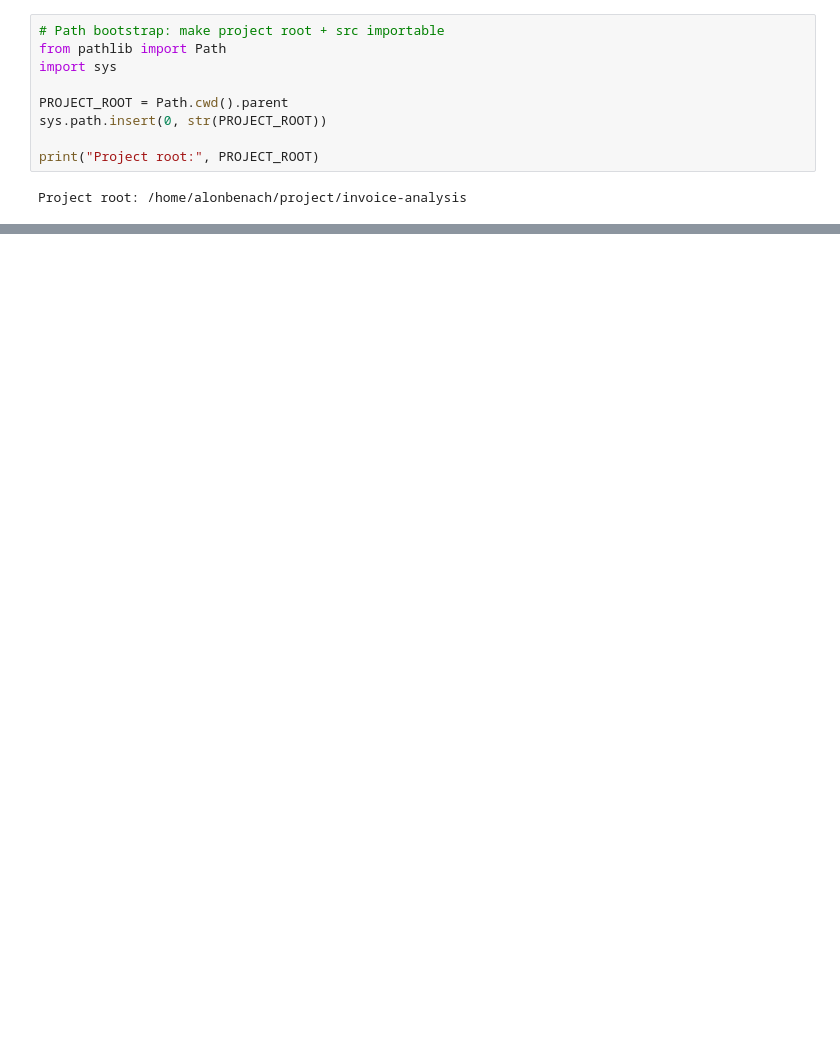
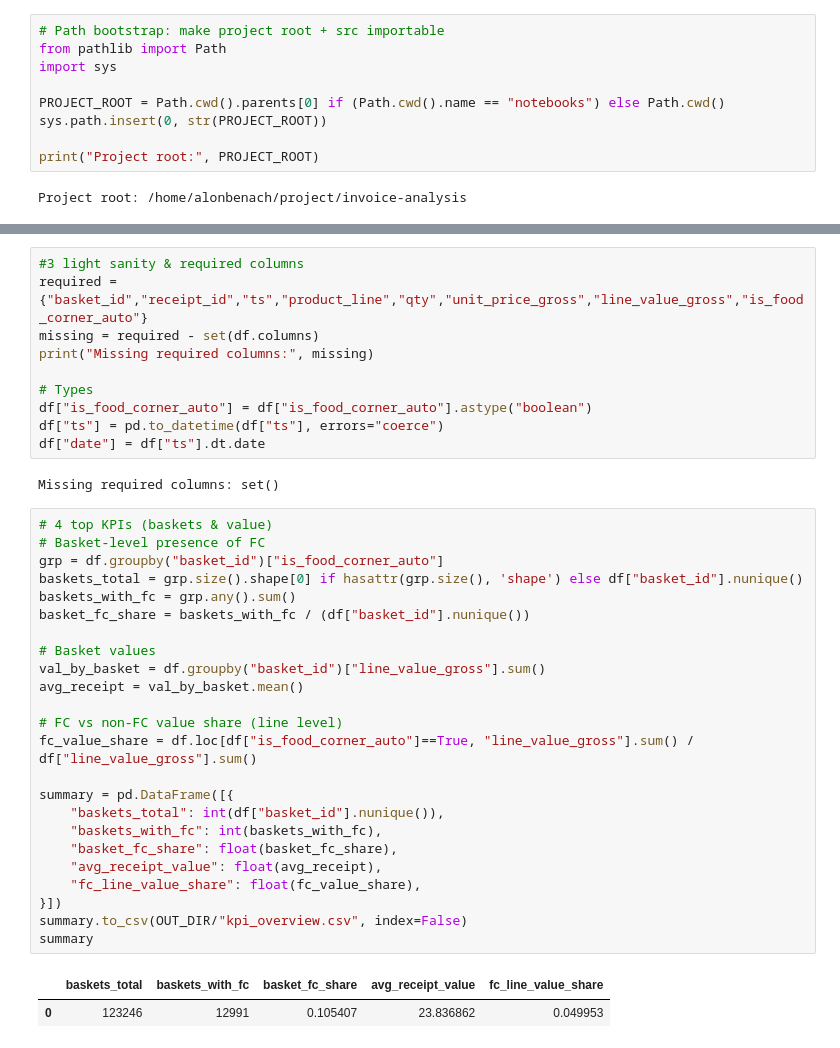
Before and after one commit to alonbenach/invoice-analysis, a Jupyter notebook: notebooks/02_core_analysis.ipynb, the cells around one changed output, grey strips where cells are left out. Saved outputs shown, nothing was run; the diff lists cells and outputs as text; blank space fills up the shorter version.

```diff
--- a/notebooks/02_core_analysis.ipynb
+++ b/notebooks/02_core_analysis.ipynb
@@ -3,7 +3,7 @@
 from pathlib import Path
 import sys
 
-PROJECT_ROOT = Path.cwd().parent
+PROJECT_ROOT = Path.cwd().parents[0] if (Path.cwd().name == "notebooks") else Path.cwd()
 sys.path.insert(0, str(PROJECT_ROOT))
 
 print("Project root:", PROJECT_ROOT)
@@ -283,0 +78,39 @@ slim.to_parquet(OUT_DIR/"core_slim.parquet", index=False)
+# %%
+#3 light sanity & required columns
+required = {"basket_id","receipt_id","ts","product_line","qty","unit_price_gross","line_value_gross","is_food_corner_auto"}
+missing = required - set(df.columns)
+print("Missing required columns:", missing)
+
+# Types
+df["is_food_corner_auto"] = df["is_food_corner_auto"].astype("boolean")
+df["ts"] = pd.to_datetime(df["ts"], errors="coerce")
+df["date"] = df["ts"].dt.date
+# %% [output]
+Missing required columns: set()
+# %%
+# 4 top KPIs (baskets & value)
+# Basket-level presence of FC
+grp = df.groupby("basket_id")["is_food_corner_auto"]
+baskets_total = grp.size().shape[0] if hasattr(grp.size(), 'shape') else df["basket_id"].nunique()
+baskets_with_fc = grp.any().sum()
+basket_fc_share = baskets_with_fc / (df["basket_id"].nunique())
+
+# Basket values
+val_by_basket = df.groupby("basket_id")["line_value_gross"].sum()
+avg_receipt = val_by_basket.mean()
+
+# FC vs non-FC value share (line level)
+fc_value_share = df.loc[df["is_food_corner_auto"]==True, "line_value_gross"].sum() / df["line_value_gross"].sum()
+
+summary = pd.DataFrame([{
+    "baskets_total": int(df["basket_id"].nunique()),
+    "baskets_with_fc": int(baskets_with_fc),
+    "basket_fc_share": float(basket_fc_share),
+    "avg_receipt_value": float(avg_receipt),
+    "fc_line_value_share": float(fc_value_share),
+}])
+summary.to_csv(OUT_DIR/"kpi_overview.csv", index=False)
+summary
+# %% [output]
+|  | baskets_total | baskets_with_fc | basket_fc_share | avg_receipt_value | fc_line_value_share |
+| 0 | 123246 | 12991 | 0.105407 | 23.836862 | 0.049953 |
```
Also changed, not shown: parts of 17 cells of this notebook, 1 other file.
